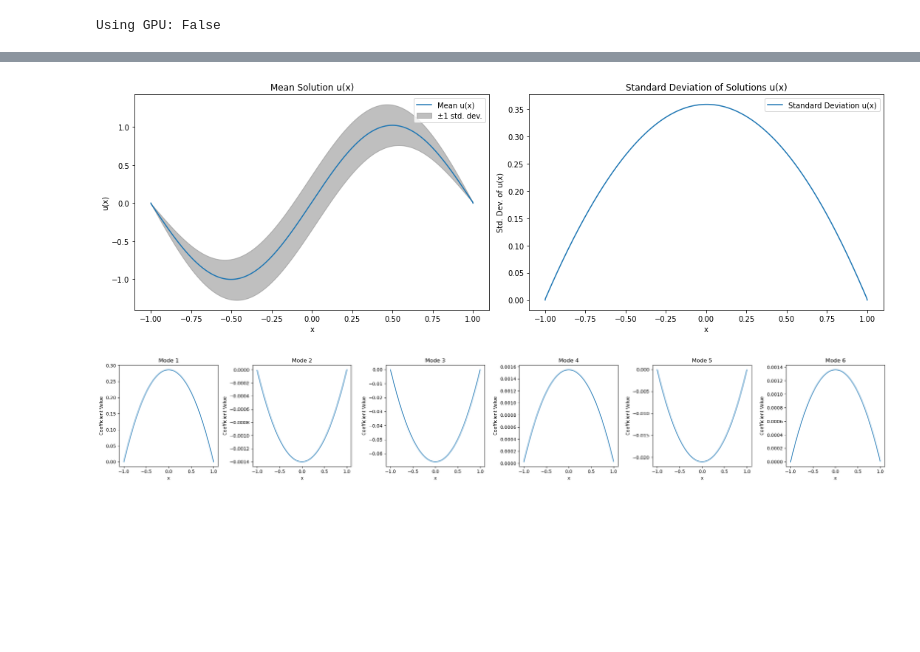
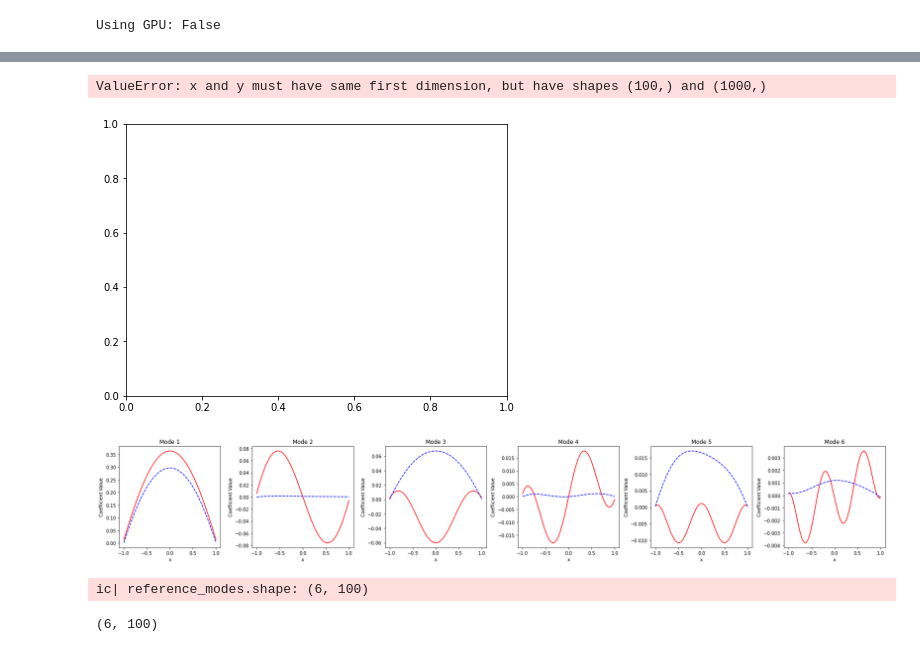
Before and after one commit to bonneted/pinn-cm, a Jupyter notebook: UQ/poisson_equation.ipynb, the cells around one changed output, grey strips where cells are left out. Cells and saved outputs as stored; diff of their text form; code cells hidden in the pictures; blank space fills up the shorter version.

```diff
--- a/UQ/poisson_equation.ipynb
+++ b/UQ/poisson_equation.ipynb
@@ -275,7 +276,7 @@ def f_from_xi(xi, x_train, eigenvalues, eigenvectors, f0):
     f = f0(x_train) + f_stoch
     return f
 
-n_xi_samples = int(10e5)
+n_xi_samples = 1000
 n_x_points = 100 #spatial discretization/
 truncation_order = 6
 modes_functions = {}
@@ -354,6 +362,12 @@ print("Using GPU:", torch.cuda.is_available())
 # %% [output]
 Using GPU: False
 # %%
+def f0(x):
+    if isinstance(x, torch.Tensor):
+        return 10 * torch.sin(torch.pi * x)
+    else:
+        return 10 * np.sin(np.pi * x)
+
 def hermite_polynomial(order, xi):
     """Compute the Hermite polynomial of a given order for xi."""
     if order == 0:
@@ -419,15 +433,18 @@ def compute_loss(x, xi,f, mean_model, coeffs_model, batch_size):
 
     indices = torch.randperm(xi.size(0))[:batch_size]
     xi_batch = xi[indices]
+    f_batch = f[indices]
     loss = 0
     for i in range(batch_size):
         xi_sample = xi_batch[i, :]
-        f_sample = f[i, :]
+        f_sample = f_batch[i, :]
+        # f_sample = f_from_xi(xi_sample.numpy(), x.detach().numpy(), eigenvalues, eigenvectors, f0) #f_batch[i, :]
+        # f_sample = torch.tensor(f_sample)
         # Compute the PCE basis
         pce_basis = hermite_polynomial(1, xi_sample)
 
         # Total predicted u
-        u_predicted = mean_model(x).flatten() + coeffs_model(x) @ pce_basis.T
+        u_predicted = mean_model(x).flatten() + pce_basis @  coeffs_model(x).T
         # 1st derivative of u wrt x
         du_dx = grad_i(u_predicted, x, 0)
         # 2nd derivative of u wrt x (Laplacian in 1D)
@@ -451,24 +507,20 @@ def compute_loss(x, xi,f, mean_model, coeffs_model, batch_size):
 # %%
 n_x_points = 100
+n_xi_samples = 1000
 n_sensors = 13
 sensors_indices = np.linspace(0, n_x_points - 1, n_sensors, dtype=int)
 
 xi_train = np.random.randn(n_xi_samples, truncation_order)
 x_train = np.linspace(-1, 1, n_x_points)
 
-eigenvalues, eigenvectors = KL_expansion(x_test, kernel, truncation_order)
-f_samples = np.array([f_from_xi(xi, x_test, eigenvalues, eigenvectors, f0) for xi in xi_test])
+eigenvalues, eigenvectors = KL_expansion(x_train, kernel, truncation_order)
+f_samples = np.array([f_from_xi(xi, x_train, eigenvalues, eigenvectors, f0) for xi in xi_train])
 
 f_torch = torch.tensor(f_samples[:,sensors_indices]).float().to(device)
 xi_torch = torch.tensor(xi_train).float().to(device)
 x_torch = torch.tensor(x_train[sensors_indices]).unsqueeze(-1).float().to(device)
 x_torch.requires_grad = True
 
-xi_train = torch.tensor(xi_train).float().to(device)
-x_train = torch.tensor(x_train).unsqueeze(-1).float().to(device)
-x_train.requires_grad = True
-
 # Models, Loss, and Optimizer
 mean_model = MeanNN(input_dim=1).to(device)
 coeffs_model = PCECoefficientNN(input_dim=1, output_dim=truncation_order).to(device)
-optimizer = optim.Adam(list(mean_model.parameters()) + list(coeffs_model.parameters()), lr=1e-3)
@@ -514,9 +527,12 @@ def train(mean_model, coeffs_model, batch_size=100, optimizer_choice="adam", epo
 # %%
-# Example usage:
+# Training
 batch_size = 100
+learning_rate = 1e-3
 lambda_reg = 1e-3
 epochs = 1000
 
-train(mean_model, coeffs_model, batch_size=batch_size, optimizer_choice="adam", epochs=epochs, lr=0.001, lambda_reg=lambda_reg)
-# train(mean_model, coeffs_model, batch_size=100, optimizer_choice="l-bfgs", epochs=epochs, lambda_reg=lambda_reg)
+data = x_torch, xi_torch, f_torch
+
+train(mean_model, coeffs_model, data, batch_size=batch_size, optimizer_choice="adam", epochs=epochs, lr=learning_rate, lambda_reg=lambda_reg)
+# train(mean_model, coeffs_model, data, batch_size=100, optimizer_choice="l-bfgs", epochs=epochs, lambda_reg=lambda_reg)
 # %% [output]
@@ -585,42 +601,52 @@ plt.legend()
 plt.tight_layout()
 plt.show()
 # %% [output]
+ValueError: x and y must have same first dimension, but have shapes (100,) and (1000,)
-[figure, old version]
+[figure, new version]
 # %%
-def plot_modes(x_values, modes_to_plot, reference_modes=None):
+def plot_modes(x_values,coeffs_model, modes_to_plot, reference_modes=None):
     # Convert x_values to a PyTorch tensor
     x_tensor = torch.tensor(x_values, dtype=torch.float32).view(-1, 1)
-
+    x_ref = np.linspace(-1, 1, 100)
     # Evaluate the model (turn off gradient computation for evaluation)
     with torch.no_grad():
         coeffs_output = coeffs_model(x_tensor)
 
     # Convert the outputs back to numpy for plotting
     coeffs_numpy = coeffs_output.numpy()
 
     # Number of modes to plot
     num_modes = len(modes_to_plot)
 
     # Create subplots for each mode
     fig, axs = plt.subplots(1, num_modes, figsize=(4*num_modes, 4))
 
     for i, mode in enumerate(modes_to_plot):
         if num_modes > 1:
             ax = axs[i]
         else:
             ax = axs
-        ax.plot(x_values, coeffs_numpy[:, mode-1], label=f"Mode {mode}")
+        if reference_modes is not None:
+            axs[i].plot(x_ref, reference_modes[i,:], 'r-', label=f"Reference")
+        ax.plot(x_values, coeffs_numpy[:, mode-1], 'b--', label=f"PINN-PCE approx.")
         ax.set_title(f"Mode {mode}")
         ax.set_xlabel('x')
         ax.set_ylabel('Coefficient Value')
 
     plt.tight_layout()
     plt.show()
 
 # Define the inputs and modes you want to visualize
 x_values = np.linspace(-1, 1, 100)
 modes_to_plot = [1,2,3,4,5, 6]  # For example, if you want to plot the first three modes. Adjust this as needed.
 
-plot_modes(x_values, modes_to_plot)
+reference_modes = np.load('reference_PCE_modes.npy')
+plot_modes(x_values,coeffs_model, modes_to_plot, reference_modes=reference_modes)
 # %% [output]
-[figure, old version]
+[figure, new version]
+# %%
+reference_modes = np.load('reference_PCE_modes.npy')
+ic(reference_modes.shape)
+# %% [output]
+ic| reference_modes.shape: (6, 100)
+(6, 100)
```
Also changed, not shown: parts of 9 cells of this notebook.
